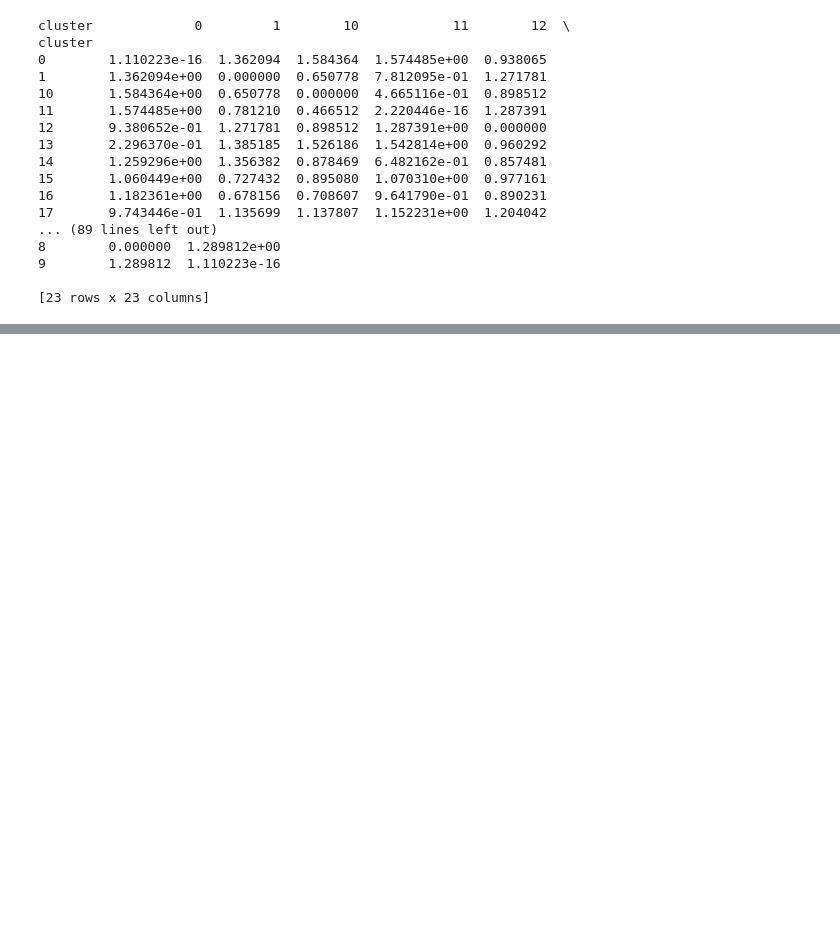
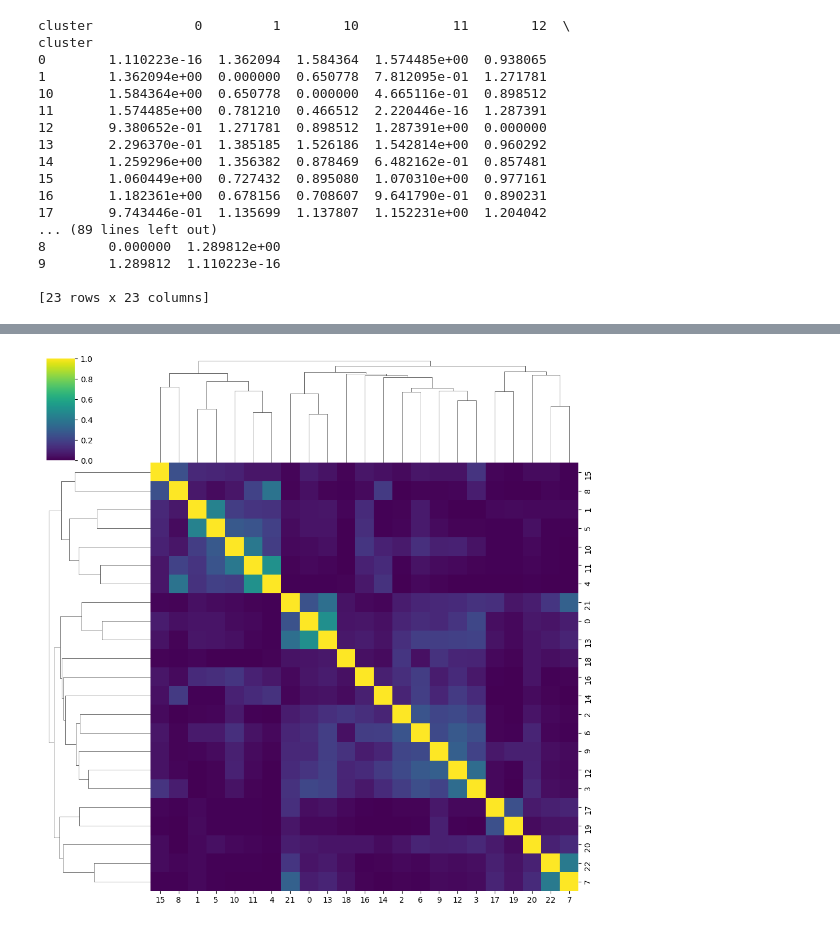
Before and after one commit to Haejeong079/NCSLC, a Jupyter notebook: ncslc/NCSLC_scRNA2.ipynb, the cells around one changed output, grey strips where cells are left out. Drawn from its saved outputs; the diff is of its cells as text; code cells hidden in the pictures; blank space fills up the shorter version.

```diff
--- a/ncslc/NCSLC_scRNA2.ipynb
+++ b/ncslc/NCSLC_scRNA2.ipynb
@@ -127,0 +197,34 @@ cluster
+# %%
+# 각 클러스터별 Top 100 DEG 추출 함수
+def top_genes(adata, group, key='rank_genes_groups', N=100):
+    df = sc.get.rank_genes_groups_df(adata, group=group, key=key)
+    return list(df.sort_values("scores", ascending=False)["names"].head(N))
+
+clusters = sorted(adata.obs[cluster_key].astype(str).unique())
+topN = 100
+# %%
+# Jaccard 유사도 행렬
+J = pd.DataFrame(0.0, index= clusters, columns=clusters)
+
+# 순위상관(스피어만) 행렬 : 공통 유전자만 비교
+R = pd.DataFrame(0.0, index=clusters, columns=clusters)
+
+gene_lists = {c: top_genes(adata, c, N=topN) for c in clusters}
+
+for i in clusters:
+    Gi = gene_lists[i]
+    for j in clusters:
+        Gj = gene_lists[j]
+        inter = set(Gi) & set(Gj)
+        union = set(Gi) | set(Gj)
+        J.loc[i,j] = len(inter) / len(union) if len(union) > 0 else 0.0
+
+        # 간단한 순위상관: 공통 유전자에 대해 각 목록의 순위 백터 만들기
+        if inter:
+            rank_i = {g: r for r, g in enumerate(Gi, start=1) if g in inter}
+            rank_j = {g: r for r, g in enumerate(Gj, start=1) if g in inter}
+            xi = np.array([rank_i[g] for g in inter])
+            xj = np.array([rank_j[g] for g in inter])
+            R.loc[i, j] = pd.Series(xi).corr(pd.Series(xj), method="spearman")
+        else:
+            R.loc[i, j] = 0.0
@@ -127,0 +272,5 @@ cluster
+# %%
+sns.clustermap(J, cmap="viridis")
+plt.show()
+# %% [output]
+[figure, added]
```
Also changed, not shown: parts of 10 cells of this notebook.
